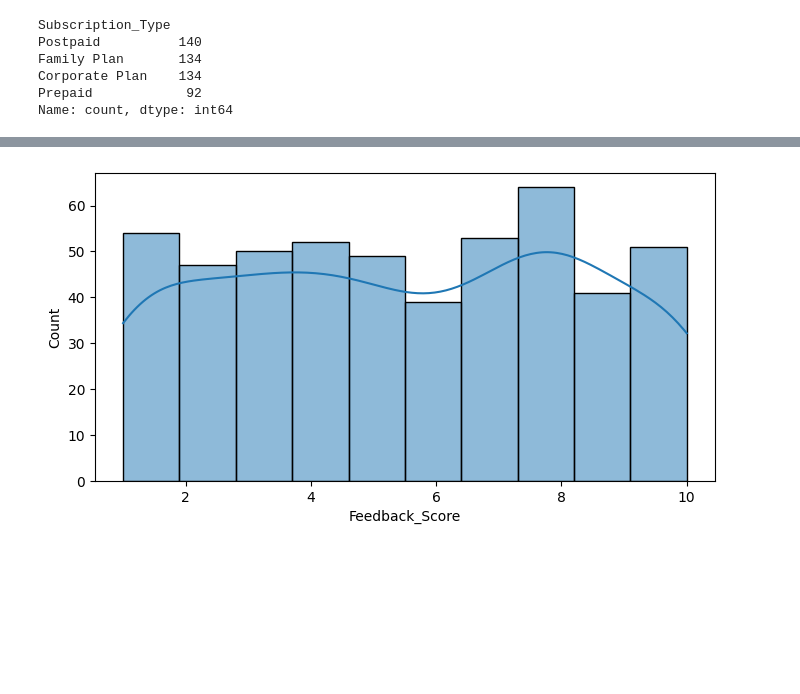
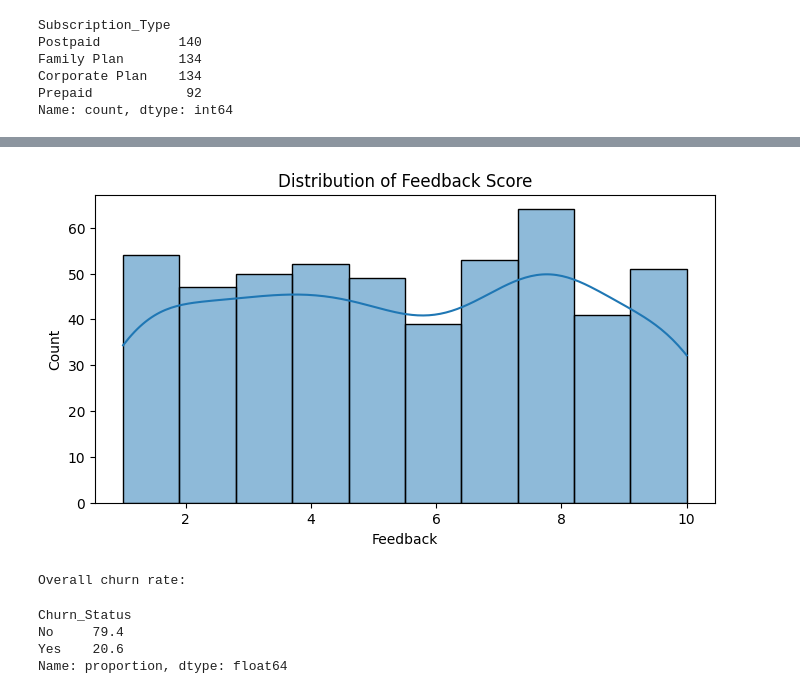
Before and after one commit to sejalsingh2707/customer_analysis, a Jupyter notebook: NOTEBOOK/DATA ANALYTICS.ipynb, the cells around one changed output, grey strips where cells are left out. Cells and saved outputs as stored; diff of their text form; code cells hidden in the pictures; blank space fills up the shorter version.

```diff
--- a/NOTEBOOK/DATA ANALYTICS.ipynb
+++ b/NOTEBOOK/DATA ANALYTICS.ipynb
@@ -151,11 +151,21 @@ plt.show()
 # %%
 
 df['Feedback_Score'].value_counts()
 plt.figure(figsize=(8,4))
 sns.histplot(df['Feedback_Score'],kde=True,bins=10)
-plt.title="Distribution of Feedback Score"
-plt.xlabel='Feedback'
-plt.ylabel='Count'
+plt.title("Distribution of Feedback Score")
+plt.xlabel('Feedback')
+plt.ylabel('Count')
 plt.show()
 # %% [output]
-[figure, old version]
+[figure, new version]
+# %%
+churn_data=df['Churn_Status'].value_counts(normalize=True)*100
+print('Overall churn rate:')
+churn_data
+# %% [output]
+Overall churn rate:
+Churn_Status
+No     79.4
+Yes    20.6
+Name: proportion, dtype: float64
```
Also changed, not shown: parts of 9 cells of this notebook, 1 other file.
